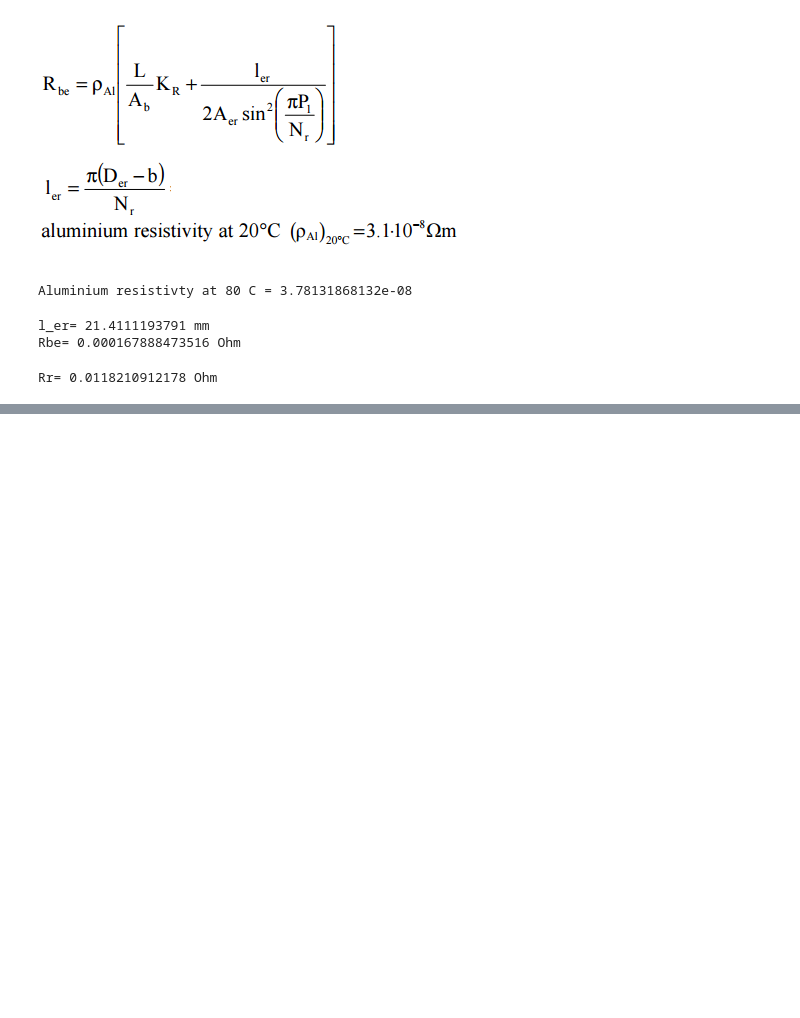
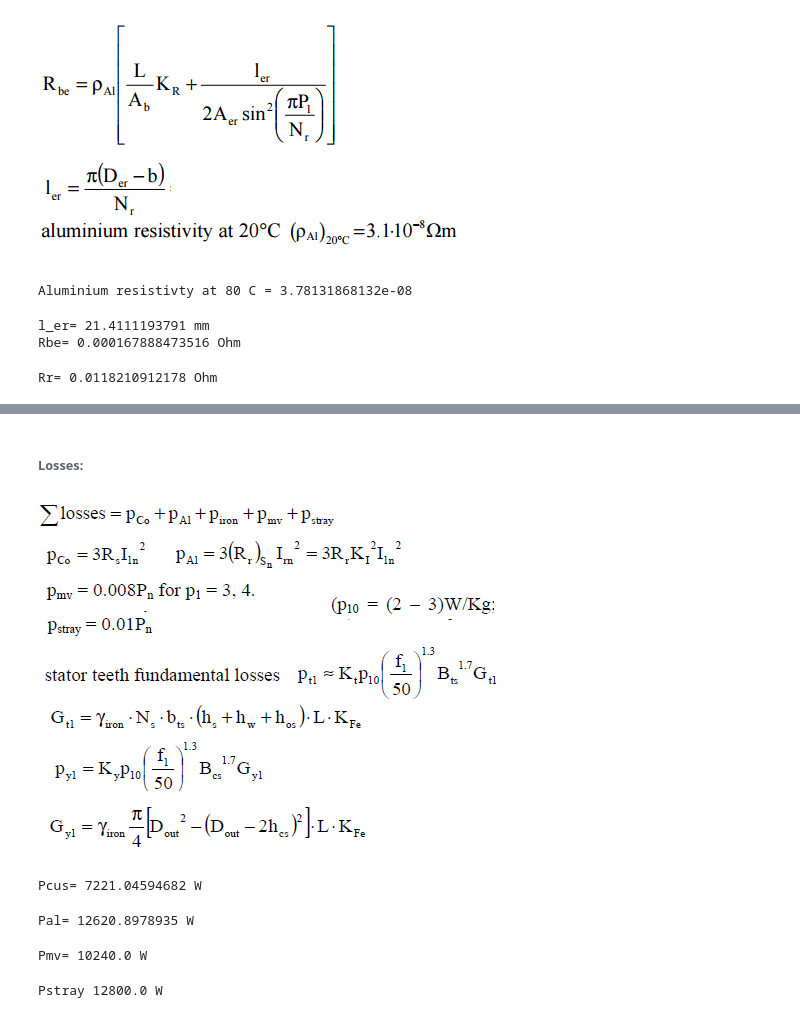
Before and after one commit to odtu/EE564, a Jupyter notebook: TRAIN/LutfiBoyaci/Train Traction Motor Design.ipynb, the cells around one changed output, grey strips where cells are left out. Saved outputs shown, nothing was run; the diff lists cells and outputs as text; code cells hidden in the pictures; blank space fills up the shorter version.

```diff
--- a/TRAIN/LutfiBoyaci/Train Traction Motor Design.ipynb
+++ b/TRAIN/LutfiBoyaci/Train Traction Motor Design.ipynb
@@ -488,0 +577,27 @@ Rr= 0.0118210912178 Ohm
+# %% [markdown]
+###### Losses:
+# %%
+from IPython.display import Image
+Image(filename='ironloss.png')
+# %% [output]
+[figure, added]
+# %%
+Pcus=3*(Ip**2)*Rs        #copper loss, stator
+print 'Pcus=',Pcus,'W'
+# %% [output]
+Pcus= 7221.04594682 W
+# %%
+Pal=3*(Ip**2)*Rr*KI**2   #rotor cage losses
+print 'Pal=',Pal,'W'
+# %% [output]
+Pal= 12620.8978935 W
+# %%
+Pmv=0.008*Pm             #mechanical/ventilation losses
+print 'Pmv=',Pmv,'W'
+# %% [output]
+Pmv= 10240.0 W
+# %%
+Pstray=0.01*Pm
+print'Pstray', Pstray , 'W'
+# %% [output]
+Pstray 12800.0 W
```
Also changed, not shown: parts of 27 cells of this notebook.
